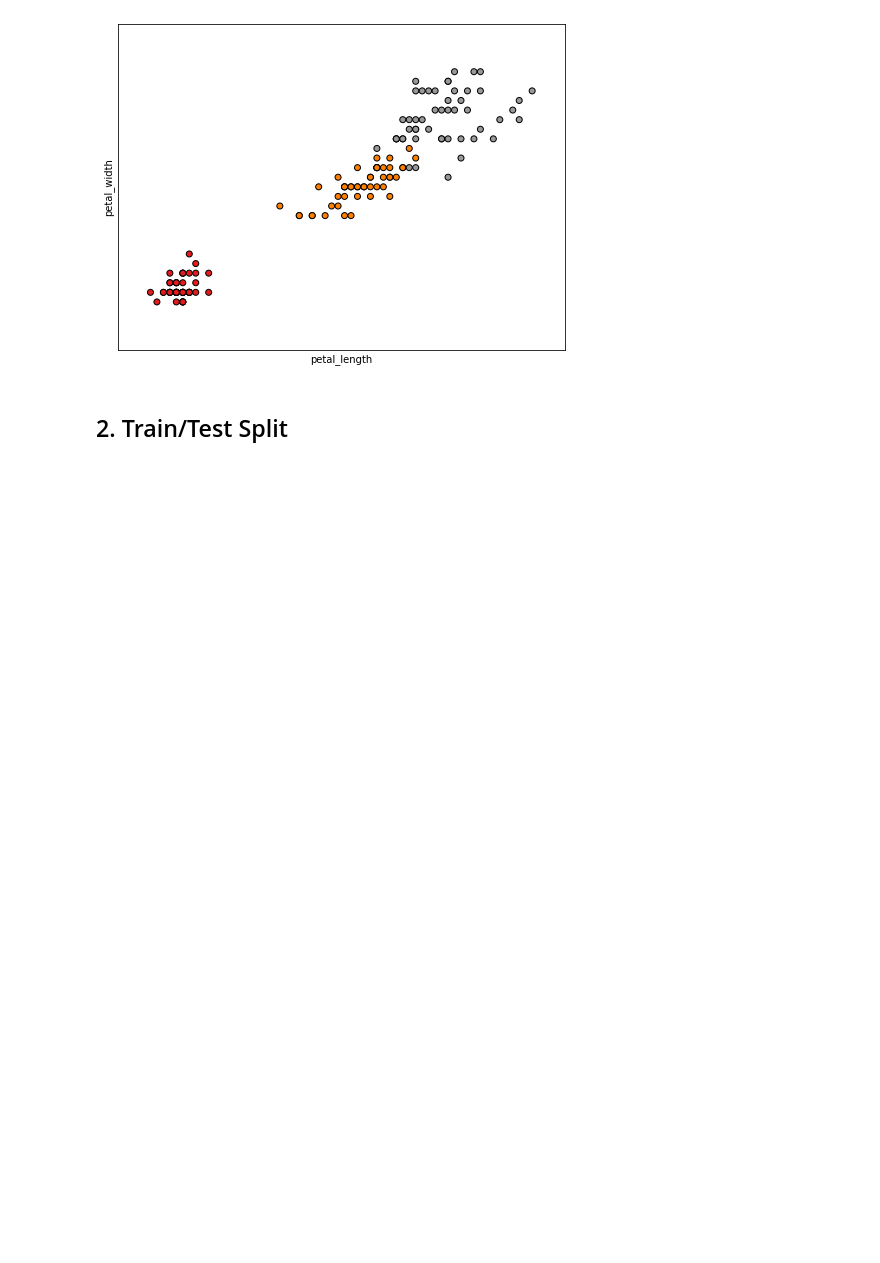
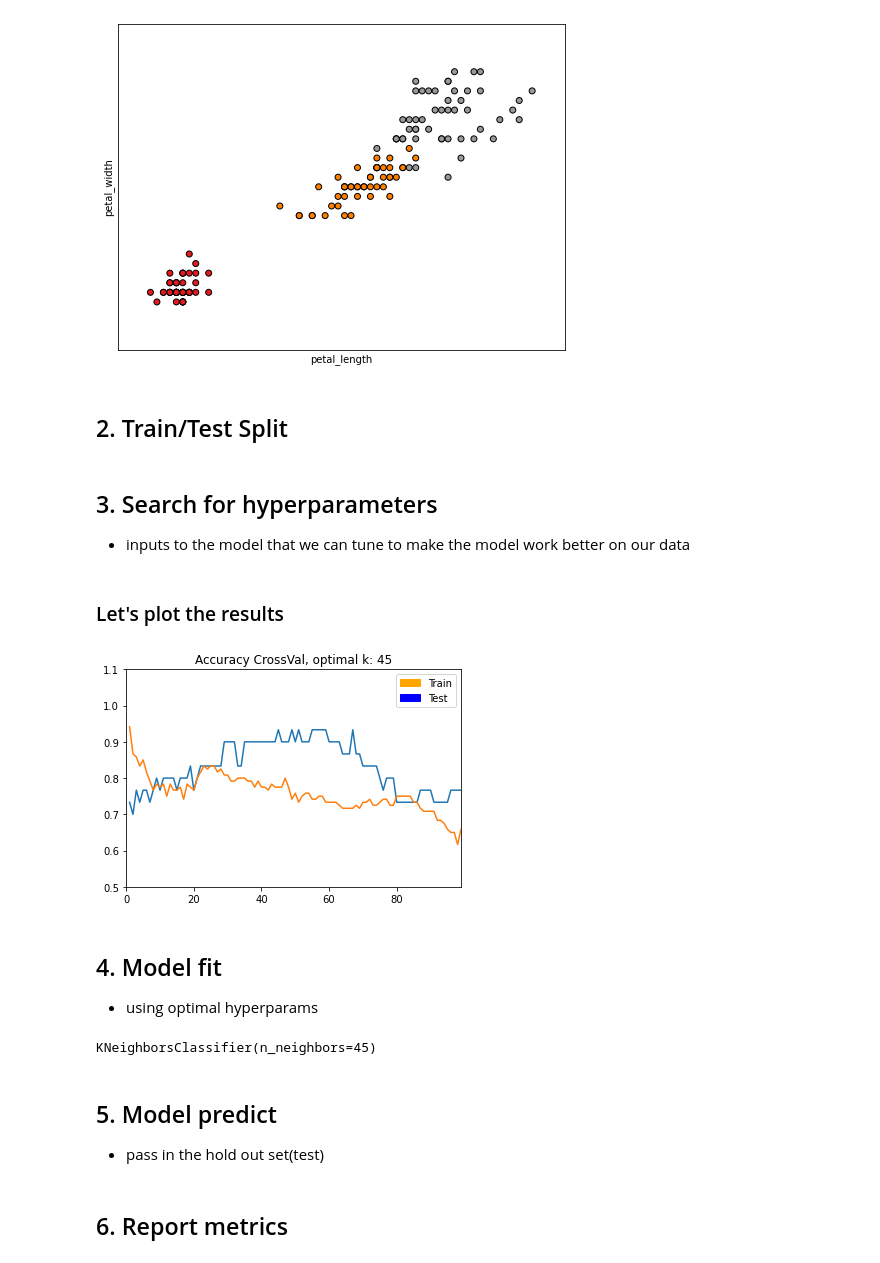
Before and after one commit to MnemoSemiotic/prem_prep_july20, a Jupyter notebook: stats/08_crossval_intuition/simple_crossval_and_ml_intuition.ipynb, the cells around one changed output. Cells and saved outputs as stored; diff of their text form; code cells hidden in the pictures; blank space fills up the shorter version.

```diff
--- a/stats/08_crossval_intuition/simple_crossval_and_ml_intuition.ipynb
+++ b/stats/08_crossval_intuition/simple_crossval_and_ml_intuition.ipynb
@@ -219,0 +231,60 @@ from sklearn.model_selection
+# %% [markdown]
+## 3. Search for hyperparameters
+* inputs to the model that we can tune to make the model work better on our data
+# %%
+# hold scores for vals of k neighbors
+neighbors = list(range(1, 100))
+
+cv_train_scores = []
+cv_test_scores = []
+
+for k in neighbors:
+    knn = KNeighborsClassifier(n_neighbors=k, p=1)
+
+    # fit the model
+    knn.fit(X_train, y_train)
+
+    # get preds on train
+    y_train_pred = knn.predict(X_train)
+    cv_train_scores.append(accuracy_score(y_train, y_train_pred))
+
+    # get preds on test
+    y_test_pred = knn.predict(X_test)
+    cv_test_scores.append(accuracy_score(y_test, y_test_pred))
+# %% [markdown]
+### Let's plot the results
+# %%
+import matplotlib.patches as mpatches
+
+test_min = cv_test_scores.index(max(cv_test_scores))
+opt_k = neighbors[test_min]
+
+axes = plt.gca()
+axes.set_xlim([0, len(neighbors)])
+axes.set_ylim([min(cv_test_scores) -0.2, 1.1])
+
+red_patch = mpatches.Patch(color='orange', label='Train')
+blue_patch = mpatches.Patch(color='blue', label='Test')
+plt.legend(handles=[red_patch, blue_patch])
+
+title=f'Accuracy CrossVal, optimal k: {opt_k}'
+
+axes.plot(neighbors, cv_test_scores, label='test scores')
+axes.plot(neighbors, cv_train_scores, label='train scores')
+plt.title(title);
+# %% [output]
+[figure, added]
+# %% [markdown]
+## 4. Model fit
+* using optimal hyperparams
+# %%
+# instantiate learning model
+knn = KNeighborsClassifier(n_neighbors=opt_k)
+
+# fitting the model
+knn.fit(X_train, y_train)
+# %% [output]
+KNeighborsClassifier(n_neighbors=45)
+# %% [markdown]
+## 5. Model predict
+* pass in the hold out set(test)
@@ -219,0 +294,2 @@ from sklearn.model_selection
+# %% [markdown]
+## 6. Report metrics
```
Also changed, not shown: parts of 5 cells of this notebook.
